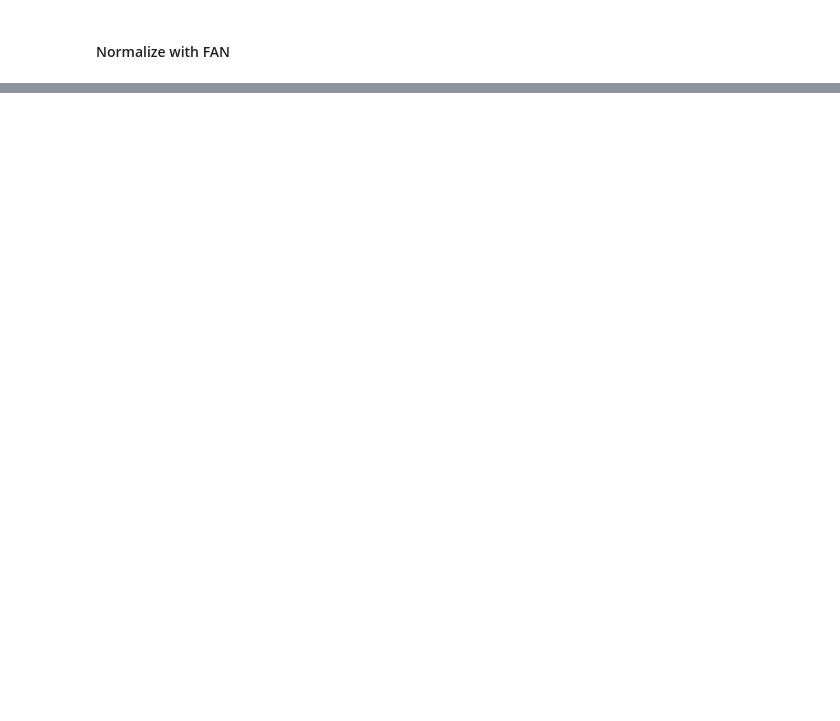
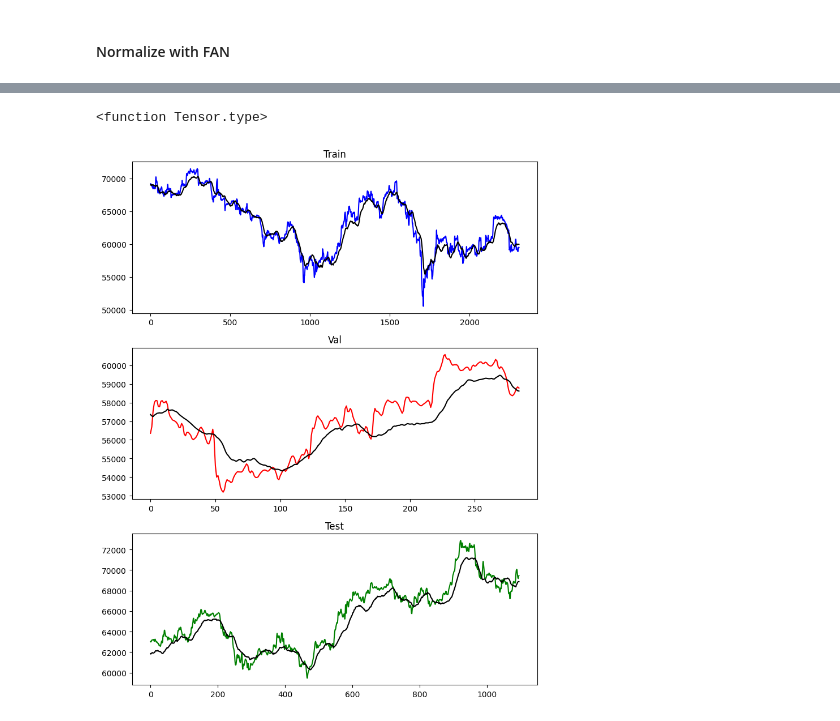
Before and after one commit to ArvinEsfandiari/RevIN-MACD-CNNxLSTM, a Jupyter notebook: src/FAN/fan_v1.ipynb, the cells around one changed output, grey strips where cells are left out. Saved outputs shown, nothing was run; the diff lists cells and outputs as text; code cells hidden in the pictures; blank space fills up the shorter version.

```diff
--- a/src/FAN/fan_v1.ipynb
+++ b/src/FAN/fan_v1.ipynb
@@ -247,0 +364,5 @@ tensor([[[ 6.8505e+04],
+# %%
+train_predictions = torch.load(f'{FILE_NAME}/train_predictions.pt', map_location=torch.device('cpu'), weights_only=True)
+val_predictions = torch.load(f'{FILE_NAME}/val_predictions.pt', map_location=torch.device('cpu'), weights_only=True)
+test_predictions = torch.load(f'{FILE_NAME}/test_predictions.pt', map_location=torch.device('cpu'), weights_only= True)
+# fax_xlstm_wrapper = torch.load(f'{FILE_NAME}/fan_xlstm_wrapper.pt', map_location=torch.device('cpu'), weights_only=True)
@@ -247,0 +519,24 @@ tensor([[[ 6.8505e+04],
+# %%
+train_predictions.type
+# %% [output]
+<function Tensor.type>
+# %%
+fig, axes = plt.subplots(3,1 , figsize=(8,10))
+
+axes[0].plot(train_denoised[120:].to_numpy(), color='blue')
+axes[0].plot(train_predictions, color='black')
+axes[0].set_title('Train')
+
+axes[1].plot(val_denoised[120:].to_numpy(), color='red')
+axes[1].plot(val_predictions, color = 'black')
+axes[1].set_title('Val')
+
+axes[2].plot(test_denoised[120:].to_numpy(), color='green')
+axes[2].plot(test_predictions, color='black')
+axes[2].set_title('Test')
+
+plt.tight_layout()
+
+plt.show()
+# %% [output]
+[figure, added]
```
Also changed, not shown: parts of 33 cells of this notebook, 9 other files.
